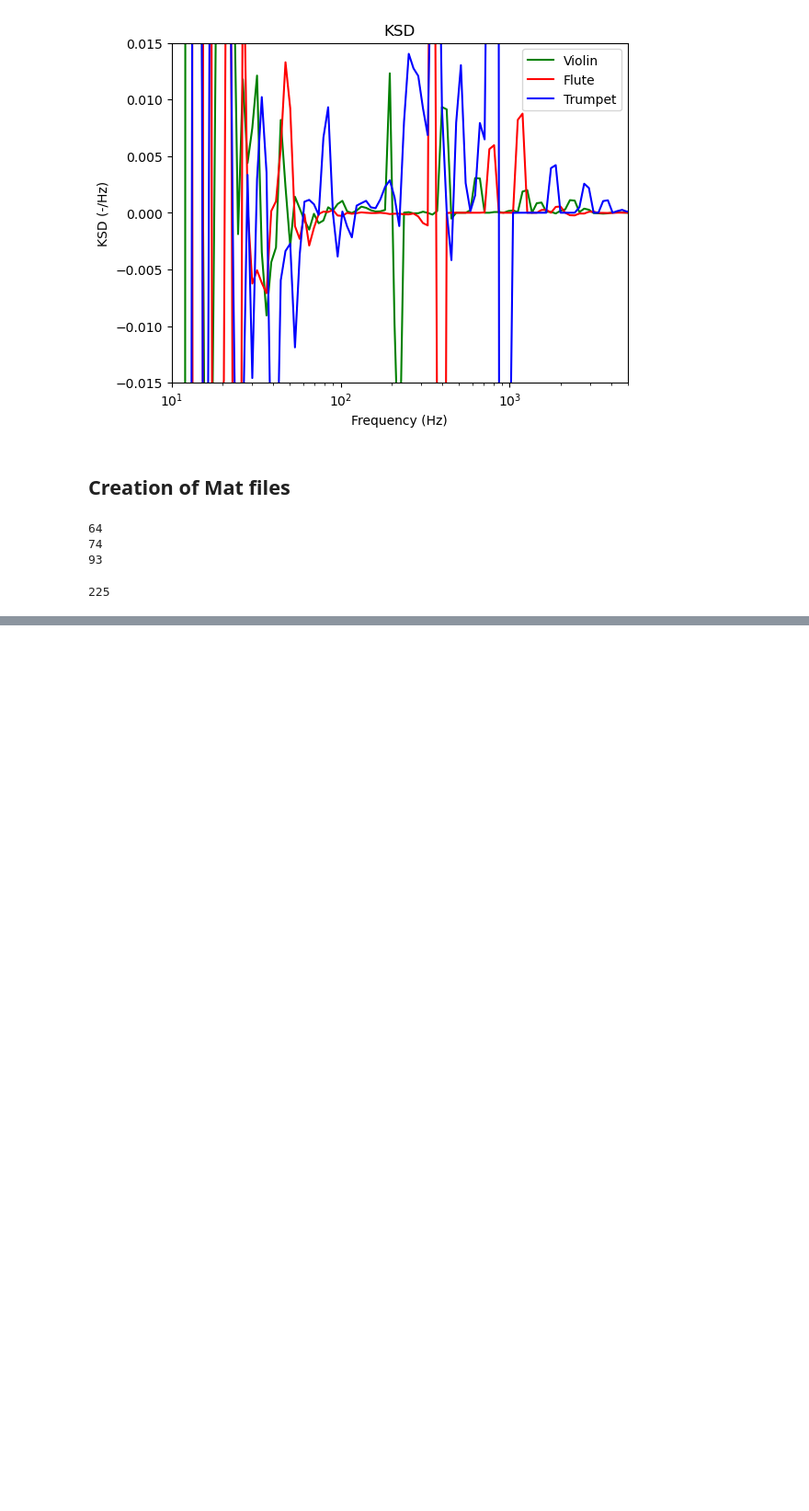
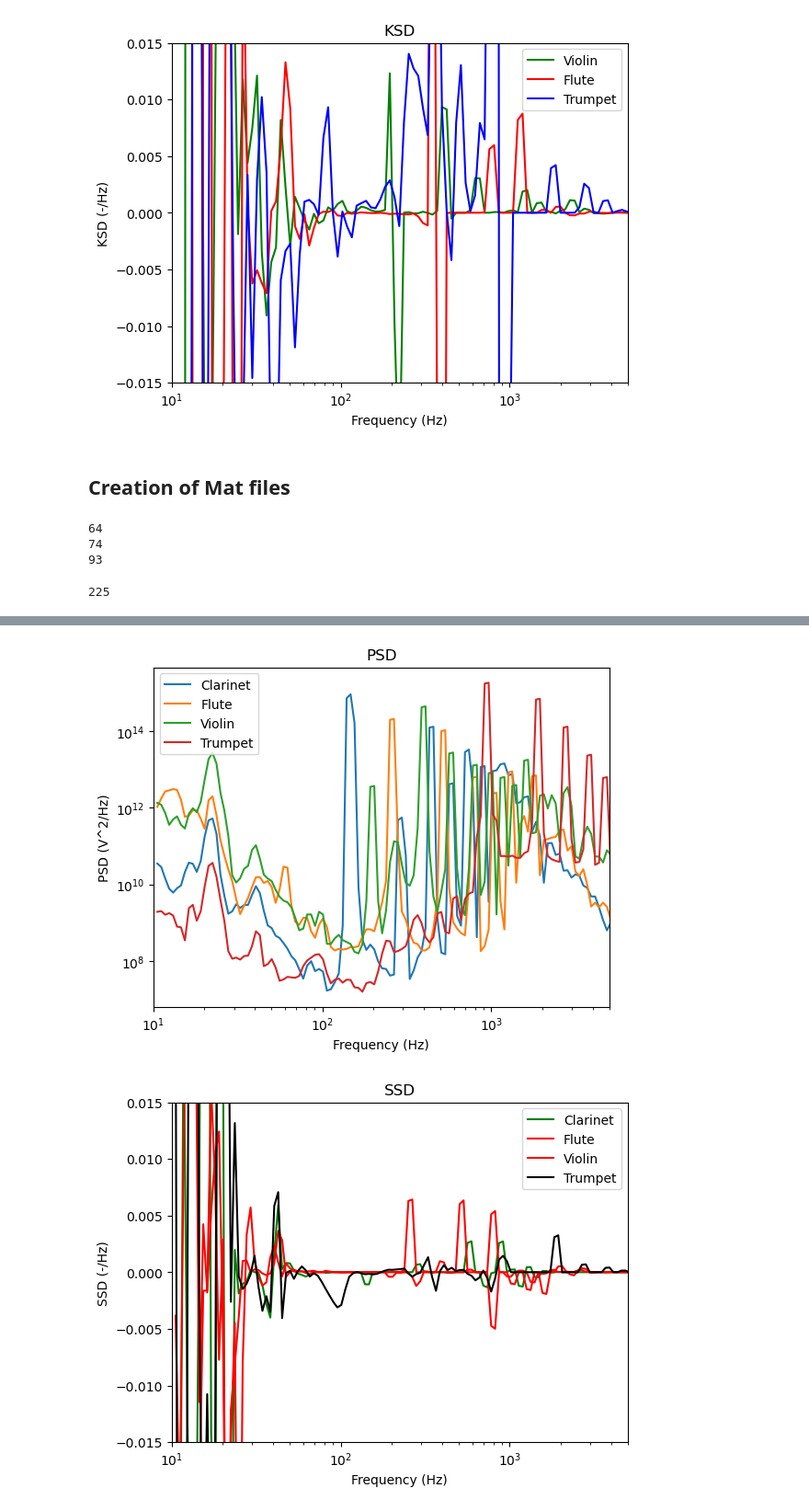
Before and after one commit to karthikkurella/Spectral-Densities-for-Dimensionality-Reduction, a Jupyter notebook: src/Audio-SSD_KSD.ipynb, the cells around one changed output, grey strips where cells are left out. Shown at 92% size. Drawn from its saved outputs; the diff is of its cells as text; code cells hidden in the pictures; blank space fills up the shorter version.

```diff
--- a/src/Audio-SSD_KSD.ipynb
+++ b/src/Audio-SSD_KSD.ipynb
@@ -1285,0 +1132,43 @@ plt.show()
+# %%
+plt.figure(3)
+plt.loglog(F, Gxx1, linewidth=1.5)
+plt.loglog(F, Gxx2, linewidth=1.5)
+plt.loglog(F, Gxx3, linewidth=1.5)
+plt.loglog(F, Gxx4, linewidth=1.5)
+plt.title('PSD')
+plt.xlabel('Frequency (Hz)')
+plt.ylabel('PSD (V^2/Hz)')
+plt.xlim([10, 5000])
+plt.legend(labels=["Clarinet", "Flute","Violin","Trumpet"])
+
+plt.figure(4)
+plt.semilogx(F, Sxx1, linewidth=1.5,color='green',label="Clarinet")
+plt.semilogx(F, Sxx2, linewidth=1.5,color='red',label="Flute")
+plt.semilogx(F, Sxx3, linewidth=1.5,color='red',label="violin")
+plt.semilogx(F, Sxx4, linewidth=1.5,color='black',label="Trumpet")
+
+plt.title('SSD')
+plt.xlabel('Frequency (Hz)')
+plt.ylabel('SSD (-/Hz)')
+plt.xlim([10, 5000])
+plt.ylim([-.015, .015])
+plt.legend(labels=["Clarinet", "Flute","Violin","Trumpet"])
+
+plt.show()
+plt.figure(5)
+plt.semilogx(F, Kxx1, linewidth=1.5,color='green',label="Clarinet")
+plt.semilogx(F, Kxx2, linewidth=1.5,color='red',label="Flute")
+plt.semilogx(F, Kxx3, linewidth=1.5,color='blue',label="Violin")
+plt.semilogx(F, Kxx4, linewidth=1.5,color='black',label="Trumpet")
+
+plt.title('KSD')
+plt.xlabel('Frequency (Hz)')
+plt.ylabel('KSD (-/Hz)')
+plt.xlim([10, 5000])
+plt.ylim([-.015, .015])
+plt.legend(labels=["Clarinet", "Flute","Violin","Trumpet"])
+
+plt.show()
+# %% [output]
+[figure, added]
+[figure, added]
```
Also changed, not shown: parts of 36 cells of this notebook, 3 other files.
